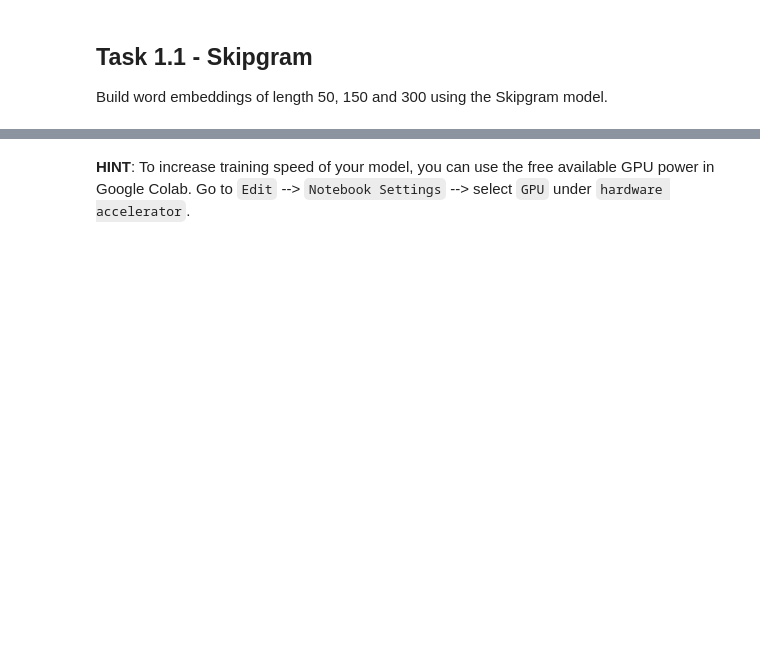
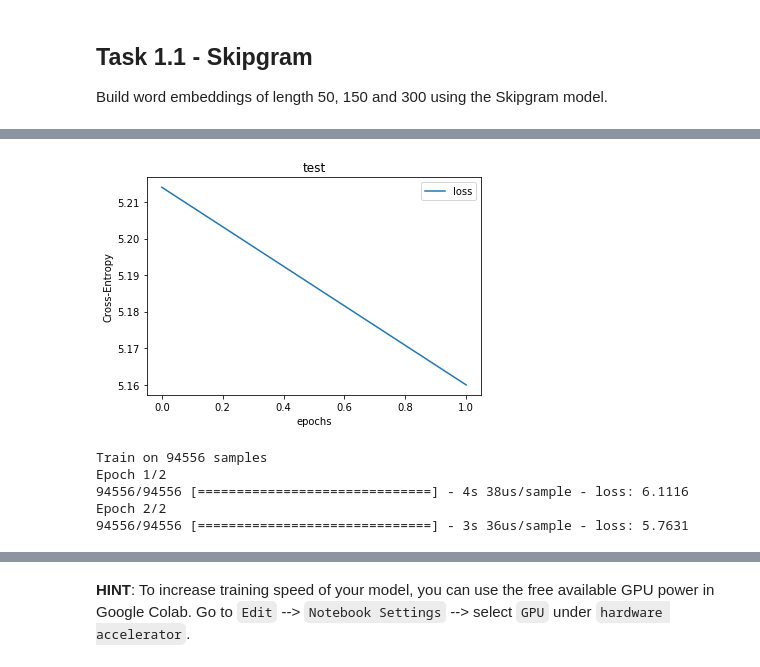
Before and after one commit to Joriswillems/deeplearning, a Jupyter notebook: assigment1/Assignment_1_(TF_2).ipynb, the cells around one changed output, grey strips where cells are left out. Drawn from its saved outputs; the diff is of its cells as text; code cells hidden in the pictures; blank space fills up the shorter version.

```diff
--- a/assigment1/Assignment_1_(TF_2).ipynb
+++ b/assigment1/Assignment_1_(TF_2).ipynb
@@ -146,0 +178,13 @@ def build_skipgram(dim):
+# %%
+plot_history(history, title='test')
+# %% [output]
+[figure, added]
+# %%
+skipgram_50 = build_skipgram(50)
+hist_SG_50 = skipgram_50.fit(x, y, batch_size=bs, epochs=2)
+# %% [output]
+Train on 94556 samples
+Epoch 1/2
+94556/94556 [==============================] - 4s 38us/sample - loss: 6.1116
+Epoch 2/2
+94556/94556 [==============================] - 3s 36us/sample - loss: 5.7631
```
Also changed, not shown: parts of 6 cells of this notebook.
